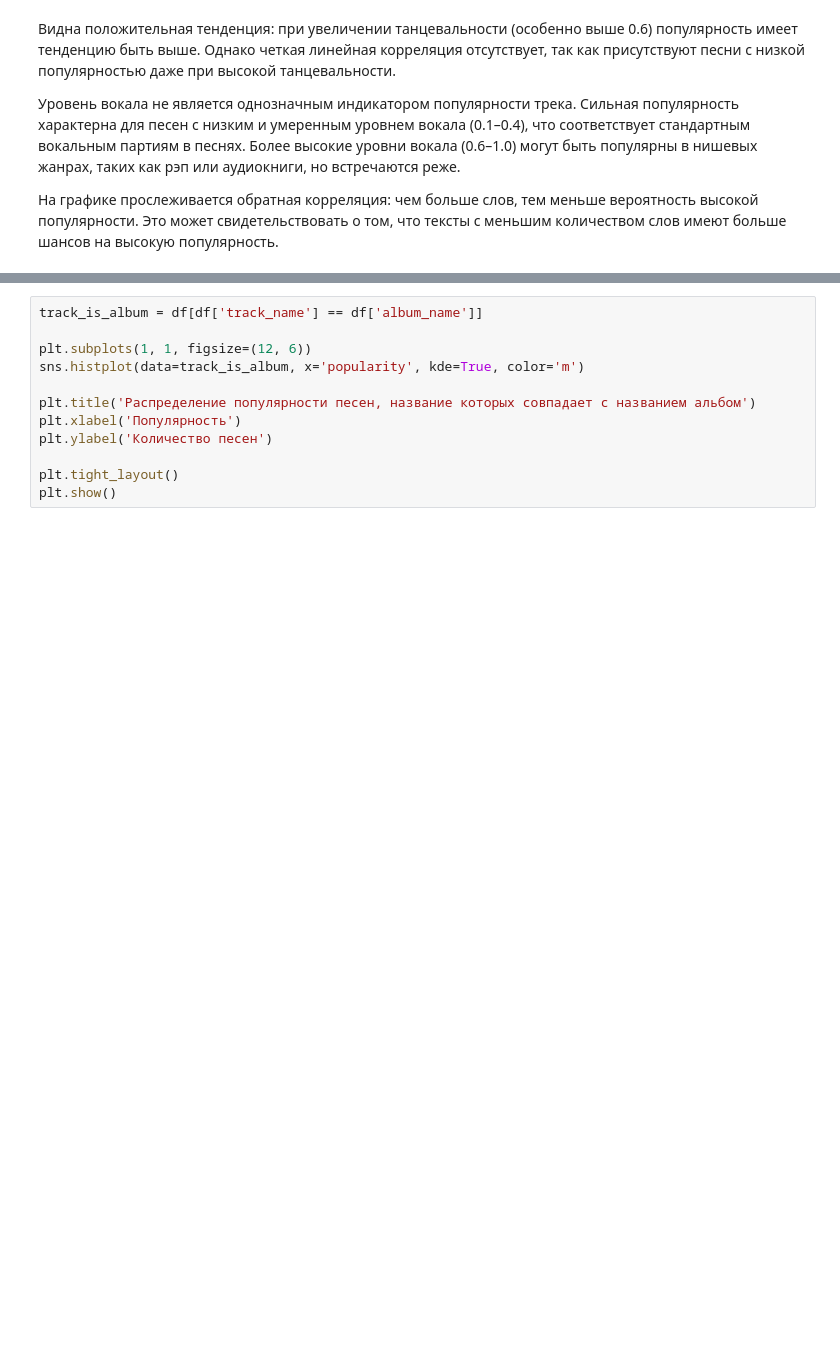
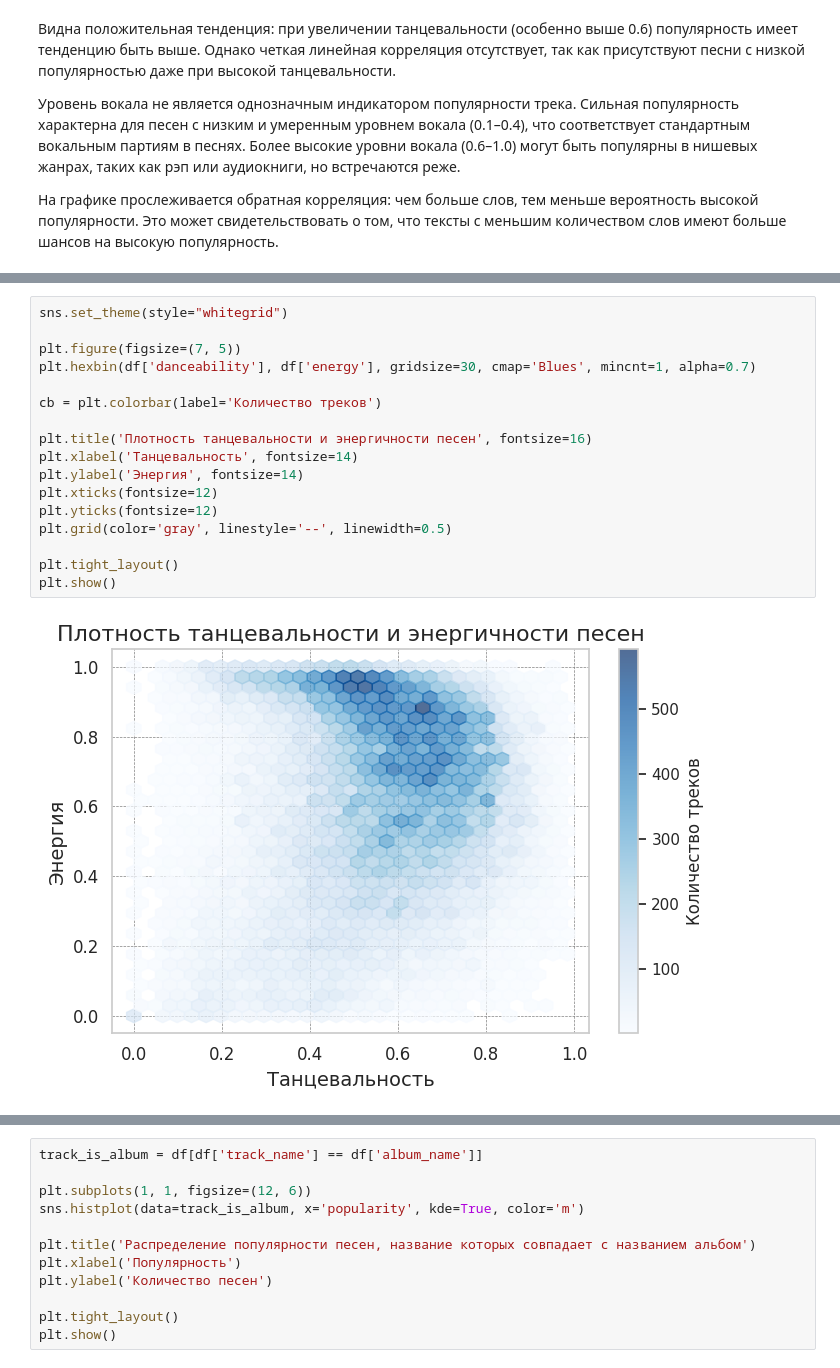
Before and after one commit to jesusdangerous/spotify-project, a Jupyter notebook: project.ipynb, the cells around one changed output, grey strips where cells are left out. Cells and saved outputs as stored; diff of their text form; blank space fills up the shorter version.

```diff
--- a/project.ipynb
+++ b/project.ipynb
@@ -601,0 +638,19 @@ plt.show()
+# %%
+sns.set_theme(style="whitegrid")
+
+plt.figure(figsize=(7, 5))
+plt.hexbin(df['danceability'], df['energy'], gridsize=30, cmap='Blues', mincnt=1, alpha=0.7)
+
+cb = plt.colorbar(label='Количество треков')
+
+plt.title('Плотность танцевальности и энергичности песен', fontsize=16)
+plt.xlabel('Танцевальность', fontsize=14)
+plt.ylabel('Энергия', fontsize=14)
+plt.xticks(fontsize=12)
+plt.yticks(fontsize=12)
+plt.grid(color='gray', linestyle='--', linewidth=0.5)
+
+plt.tight_layout()
+plt.show()
+# %% [output]
+[figure, added]
```
Also changed, not shown: parts of 14 cells of this notebook.
